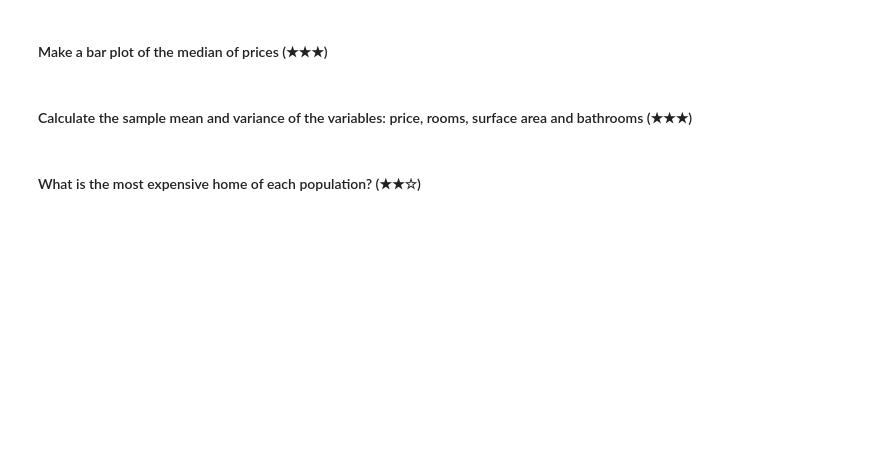
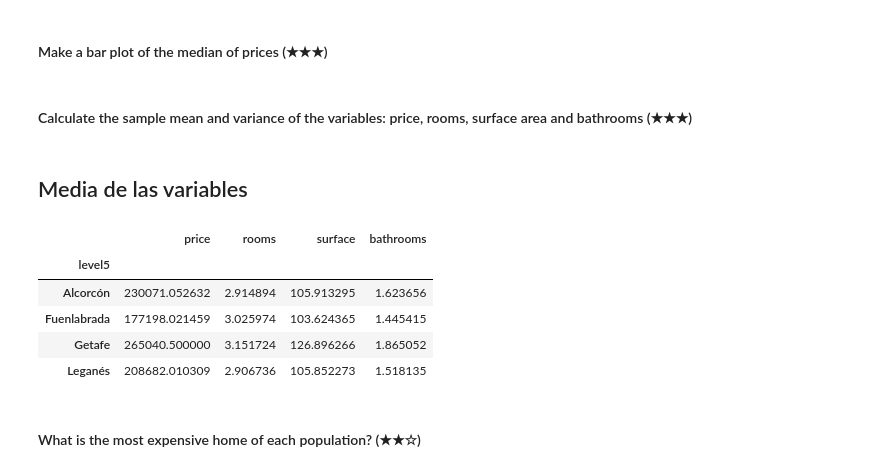
Before and after one commit to gbentancor/Project-PreWork, a Jupyter notebook: project.ipynb, the cells around one changed output. Cells and saved outputs as stored; diff of their text form; code cells hidden in the pictures; blank space fills up the shorter version.

```diff
--- a/project.ipynb
+++ b/project.ipynb
@@ -50,5 +143,24 @@ data_frame
 #### Make a bar plot of the median of prices (★★★)
 # %% [markdown]
 #### Calculate the sample mean and variance of the variables: price, rooms, surface area and bathrooms (★★★)
+# %%
+import pandas as pd
+df = pd.read_csv('./assets/real_estate.csv',sep=";")
+df3 = df[df['level5'].isin(('Fuenlabrada', 'Leganés', 'Getafe', 'Alcorcón'))]
+df3 = df3[['level5', 'price', 'rooms', 'surface', 'bathrooms']].sort_values(by='price', ascending=False)
+df5 = df3.groupby('level5')
+df5 = pd.DataFrame(df5.mean())
+from IPython.display import HTML, display_html, display
+display(HTML('<h2>Media de las variables</h2>'))
+display_html(df5)
+print()
+# %% [output]
+Media de las variables
+|  | price | rooms | surface | bathrooms |
+| level5 |  |  |  |  |
+| Alcorcón | 230071.052632 | 2.914894 | 105.913295 | 1.623656 |
+| Fuenlabrada | 177198.021459 | 3.025974 | 103.624365 | 1.445415 |
+| Getafe | 265040.500000 | 3.151724 | 126.896266 | 1.865052 |
+| Leganés | 208682.010309 | 2.906736 | 105.852273 | 1.518135 |
 # %% [markdown]
 #### What is the most expensive home of each population? (★★☆)
```
Also changed, not shown: parts of 16 cells of this notebook.
